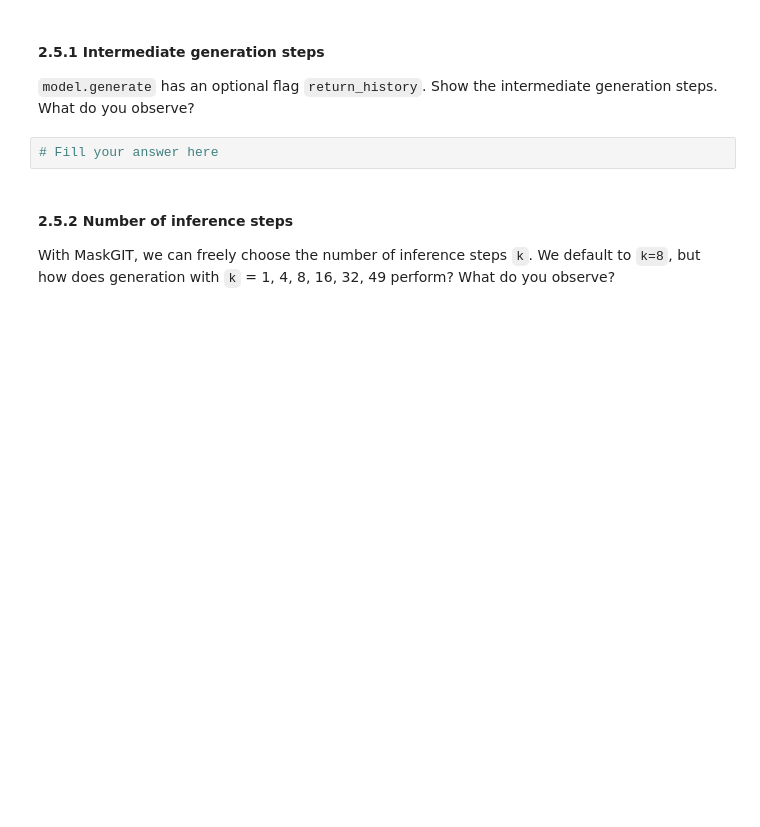
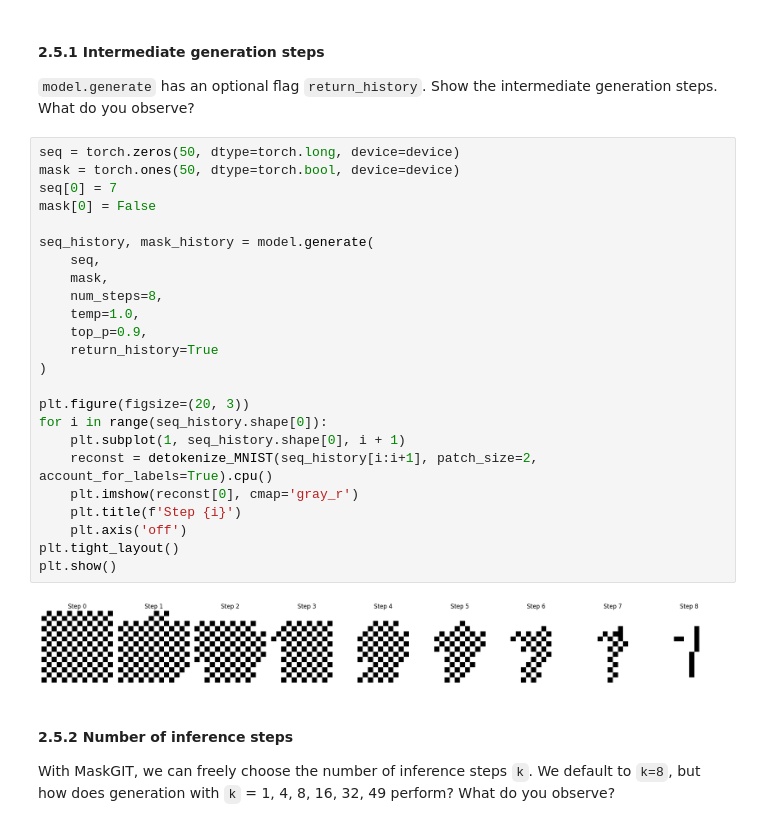
Before and after one commit to Rcc999/nano4M-model, a Jupyter notebook: notebooks/COM304_FM_part2_nanoMaskGIT.ipynb, the cells around one changed output. Drawn from its saved outputs; the diff is of its cells as text; blank space fills up the shorter version.

```diff
--- a/notebooks/COM304_FM_part2_nanoMaskGIT.ipynb
+++ b/notebooks/COM304_FM_part2_nanoMaskGIT.ipynb
@@ -404,7 +309,31 @@ Please answer the following questions. You may use additional cells to demonstra
 
 `model.generate` has an optional flag `return_history`. Show the intermediate generation steps. What do you observe?
 # %%
-# Fill your answer here
+seq = torch.zeros(50, dtype=torch.long, device=device)
+mask = torch.ones(50, dtype=torch.bool, device=device)
+seq[0] = 7
+mask[0] = False
+
+seq_history, mask_history = model.generate(
+    seq,
+    mask,
+    num_steps=8,
+    temp=1.0,
+    top_p=0.9,
+    return_history=True
+)
+
+plt.figure(figsize=(20, 3))
+for i in range(seq_history.shape[0]):
+    plt.subplot(1, seq_history.shape[0], i + 1)
+    reconst = detokenize_MNIST(seq_history[i:i+1], patch_size=2, account_for_labels=True).cpu()
+    plt.imshow(reconst[0], cmap='gray_r')
+    plt.title(f'Step {i}')
+    plt.axis('off')
+plt.tight_layout()
+plt.show()
+# %% [output]
+[figure, added]
 # %% [markdown]
 #### 2.5.2 Number of inference steps
 
```
Also changed, not shown: parts of 20 cells of this notebook, 3 other files.
